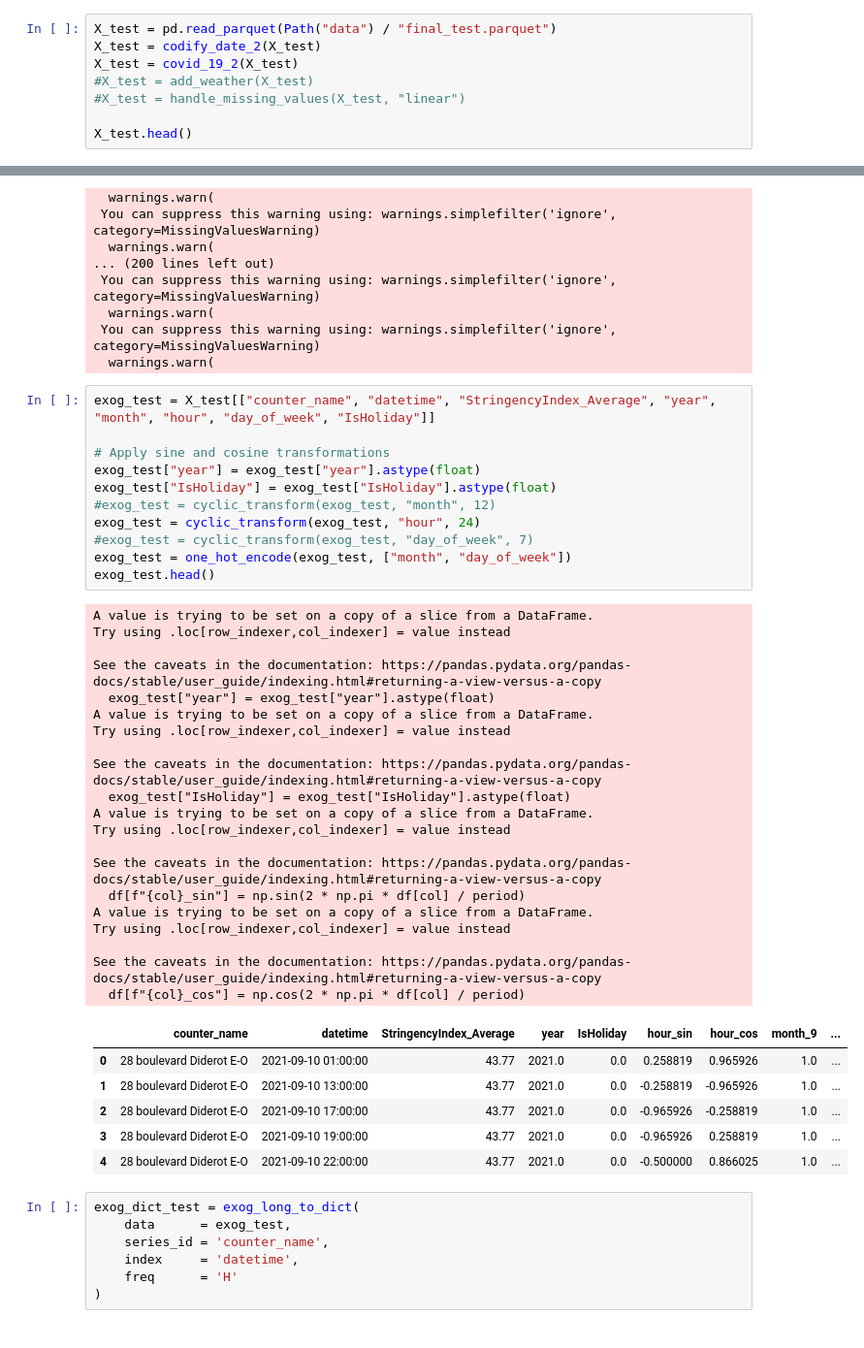
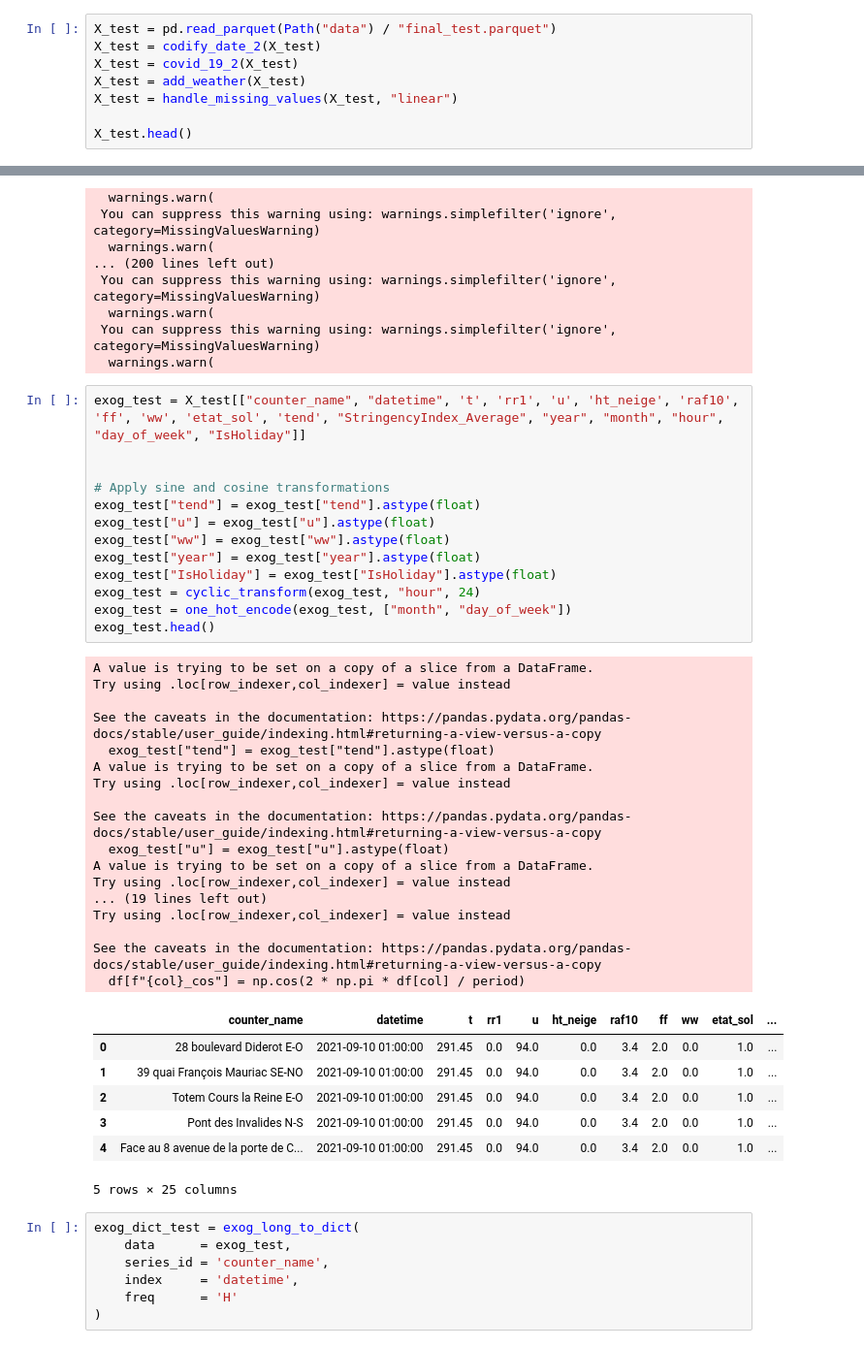
Before and after one commit to maximotk/bike_counters, a Jupyter notebook: Forecasting_with_test_data.ipynb, the cells around one changed output, grey strips where cells are left out. Shown at 97% size. Cells and saved outputs as stored; diff of their text form.

```diff
--- a/Forecasting_with_test_data.ipynb
+++ b/Forecasting_with_test_data.ipynb
@@ -70,8 +48,8 @@ data.head()
 X_test = pd.read_parquet(Path("data") / "final_test.parquet")
 X_test = codify_date_2(X_test)
 X_test = covid_19_2(X_test)
-#X_test = add_weather(X_test)
-#X_test = handle_missing_values(X_test, "linear")
+X_test = add_weather(X_test)
+X_test = handle_missing_values(X_test, "linear")
 
 X_test.head()
 # %% [output]
@@ -172,43 +154,43 @@ exog_dict_train = exog_long_to_dict(
  You can suppress this warning using: warnings.simplefilter('ignore', category=MissingValuesWarning)
   warnings.warn(
 # %%
-exog_test = X_test[["counter_name", "datetime", "StringencyIndex_Average", "year", "month", "hour", "day_of_week", "IsHoliday"]]
+exog_test = X_test[["counter_name", "datetime", 't', 'rr1', 'u', 'ht_neige', 'raf10', 'ff', 'ww', 'etat_sol', 'tend', "StringencyIndex_Average", "year", "month", "hour", "day_of_week", "IsHoliday"]]
+
 
 # Apply sine and cosine transformations
+exog_test["tend"] = exog_test["tend"].astype(float)
+exog_test["u"] = exog_test["u"].astype(float)
+exog_test["ww"] = exog_test["ww"].astype(float)
 exog_test["year"] = exog_test["year"].astype(float)
 exog_test["IsHoliday"] = exog_test["IsHoliday"].astype(float)
-#exog_test = cyclic_transform(exog_test, "month", 12)
 exog_test = cyclic_transform(exog_test, "hour", 24)
-#exog_test = cyclic_transform(exog_test, "day_of_week", 7)
 exog_test = one_hot_encode(exog_test, ["month", "day_of_week"])
 exog_test.head()
 # %% [output]
 A value is trying to be set on a copy of a slice from a DataFrame.
 Try using .loc[row_indexer,col_indexer] = value instead
 
 See the caveats in the documentation: https://pandas.pydata.org/pandas-docs/stable/user_guide/indexing.html#returning-a-view-versus-a-copy
-  exog_test["year"] = exog_test["year"].astype(float)
+  exog_test["tend"] = exog_test["tend"].astype(float)
 A value is trying to be set on a copy of a slice from a DataFrame.
 Try using .loc[row_indexer,col_indexer] = value instead
 
 See the caveats in the documentation: https://pandas.pydata.org/pandas-docs/stable/user_guide/indexing.html#returning-a-view-versus-a-copy
-  exog_test["IsHoliday"] = exog_test["IsHoliday"].astype(float)
+  exog_test["u"] = exog_test["u"].astype(float)
 A value is trying to be set on a copy of a slice from a DataFrame.
 Try using .loc[row_indexer,col_indexer] = value instead
-
-See the caveats in the documentation: https://pandas.pydata.org/pandas-docs/stable/user_guide/indexing.html#returning-a-view-versus-a-copy
-  df[f"{col}_sin"] = np.sin(2 * np.pi * df[col] / period)
-A value is trying to be set on a copy of a slice from a DataFrame.
+... (19 lines left out)
 Try using .loc[row_indexer,col_indexer] = value instead
 
 See the caveats in the documentation: https://pandas.pydata.org/pandas-docs/stable/user_guide/indexing.html#returning-a-view-versus-a-copy
   df[f"{col}_cos"] = np.cos(2 * np.pi * df[col] / period)
-|  | counter_name | datetime | StringencyIndex_Average | year | IsHoliday | hour_sin | hour_cos | month_9 | ... |
-| 0 | 28 boulevard Diderot E-O | 2021-09-10 01:00:00 | 43.77 | 2021.0 | 0.0 | 0.258819 | 0.965926 | 1.0 | ... |
-| 1 | 28 boulevard Diderot E-O | 2021-09-10 13:00:00 | 43.77 | 2021.0 | 0.0 | -0.258819 | -0.965926 | 1.0 | ... |
-| 2 | 28 boulevard Diderot E-O | 2021-09-10 17:00:00 | 43.77 | 2021.0 | 0.0 | -0.965926 | -0.258819 | 1.0 | ... |
-| 3 | 28 boulevard Diderot E-O | 2021-09-10 19:00:00 | 43.77 | 2021.0 | 0.0 | -0.965926 | 0.258819 | 1.0 | ... |
-| 4 | 28 boulevard Diderot E-O | 2021-09-10 22:00:00 | 43.77 | 2021.0 | 0.0 | -0.500000 | 0.866025 | 1.0 | ... |
+|  | counter_name | datetime | t | rr1 | u | ht_neige | raf10 | ff | ww | etat_sol | ... |
+| 0 | 28 boulevard Diderot E-O | 2021-09-10 01:00:00 | 291.45 | 0.0 | 94.0 | 0.0 | 3.4 | 2.0 | 0.0 | 1.0 | ... |
+| 1 | 39 quai François Mauriac SE-NO | 2021-09-10 01:00:00 | 291.45 | 0.0 | 94.0 | 0.0 | 3.4 | 2.0 | 0.0 | 1.0 | ... |
+| 2 | Totem Cours la Reine E-O | 2021-09-10 01:00:00 | 291.45 | 0.0 | 94.0 | 0.0 | 3.4 | 2.0 | 0.0 | 1.0 | ... |
+| 3 | Pont des Invalides N-S | 2021-09-10 01:00:00 | 291.45 | 0.0 | 94.0 | 0.0 | 3.4 | 2.0 | 0.0 | 1.0 | ... |
+| 4 | Face au 8 avenue de la porte de C... | 2021-09-10 01:00:00 | 291.45 | 0.0 | 94.0 | 0.0 | 3.4 | 2.0 | 0.0 | 1.0 | ... |
+5 rows × 25 columns
 # %%
 exog_dict_test = exog_long_to_dict(
     data      = exog_test,
```
Also changed, not shown: parts of 20 cells of this notebook, 1 other file.
